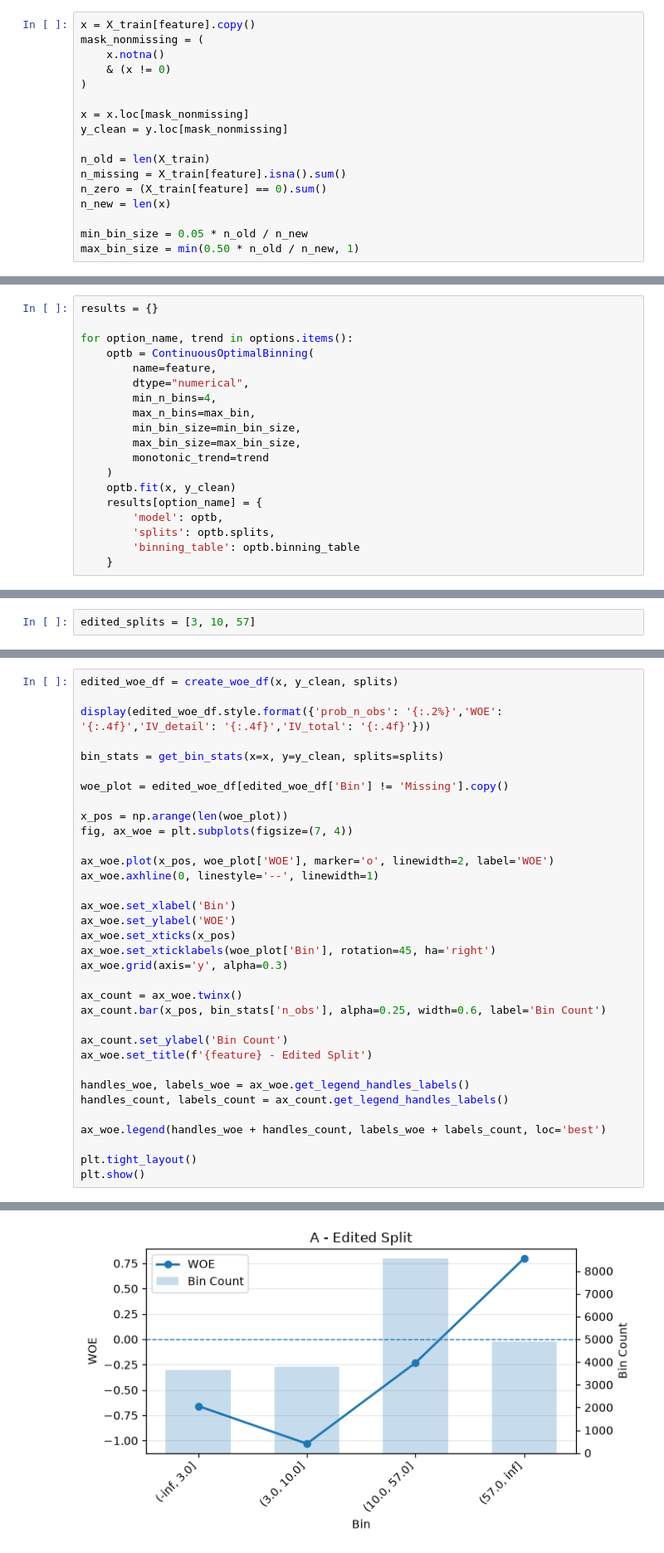
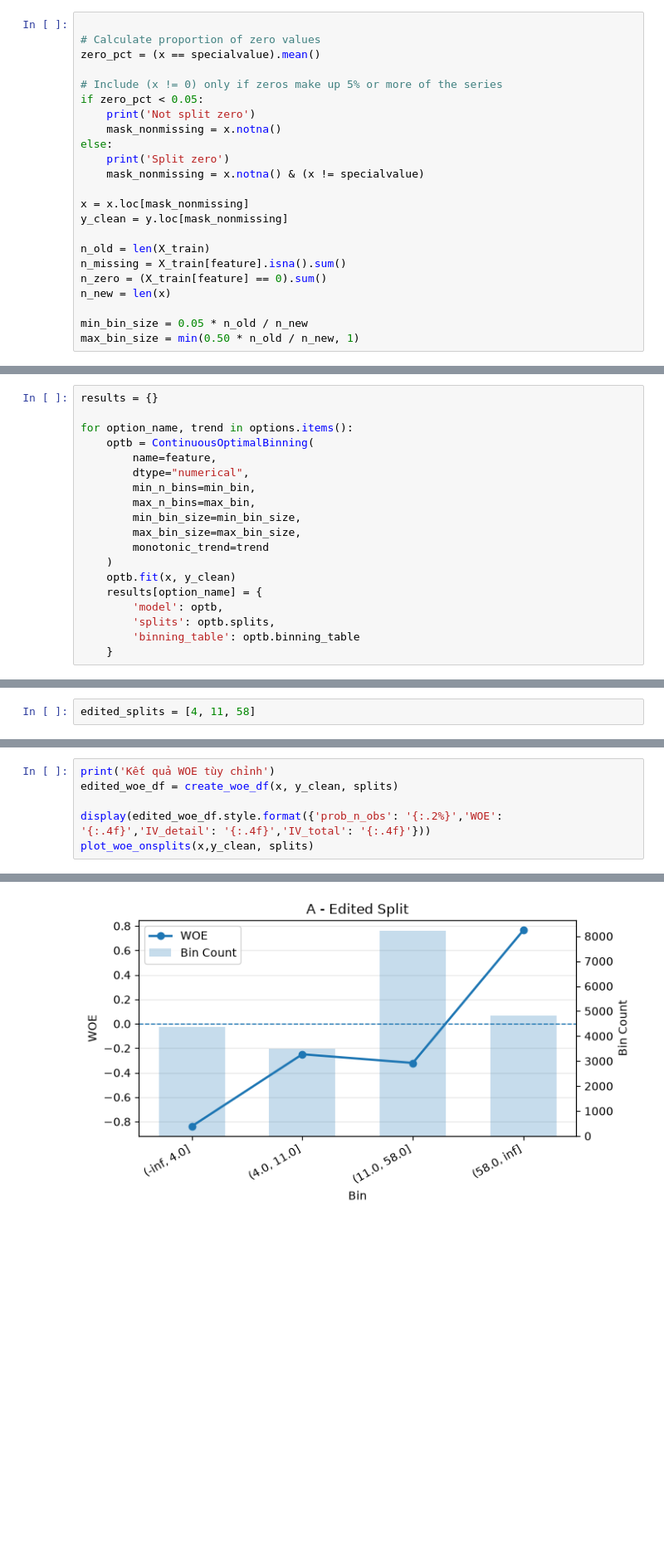
Before and after one commit to locluclak/AutoBinning_based_WOE_IV, a Jupyter notebook: autobinning_ver2.ipynb, the cells around one changed output, grey strips where cells are left out. Shown at 83% size. Cells and saved outputs as stored; diff of their text form; blank space fills up the shorter version.

```diff
--- a/autobinning_ver2.ipynb
+++ b/autobinning_ver2.ipynb
@@ -219,9 +470,15 @@ Vì drop missing và ZERO nên tỉ lệ ràng buộc 5% < x < 50% sẽ thay đ
 # %%
-x = X_train[feature].copy()
-mask_nonmissing = (
-    x.notna()
-    & (x != 0)
-)
+
+# Calculate proportion of zero values
+zero_pct = (x == specialvalue).mean()
+
+# Include (x != 0) only if zeros make up 5% or more of the series
+if zero_pct < 0.05:
+    print('Not split zero')
+    mask_nonmissing = x.notna()
+else:
+    print('Split zero')
+    mask_nonmissing = x.notna() & (x != specialvalue)
 
 x = x.loc[mask_nonmissing]
 y_clean = y.loc[mask_nonmissing]
@@ -262,7 +522,7 @@ for option_name, trend in options.items():
     optb = ContinuousOptimalBinning(
         name=feature,
         dtype="numerical",
-        min_n_bins=4,
+        min_n_bins=min_bin,
         max_n_bins=max_bin,
         min_bin_size=min_bin_size,
         max_bin_size=max_bin_size,
@@ -348,3 +619,3 @@ array([ 3.5, 10.5, 57.5])
 # %%
-edited_splits = [3, 10, 57]
+edited_splits = [4, 11, 58]
 # %% [markdown]
@@ -392,35 +680,7 @@ Valid edited splits: [3.0, 10.0, 57.0]
 # %%
+print('Kết quả WOE tùy chỉnh')
 edited_woe_df = create_woe_df(x, y_clean, splits)
 
 display(edited_woe_df.style.format({'prob_n_obs': '{:.2%}','WOE': '{:.4f}','IV_detail': '{:.4f}','IV_total': '{:.4f}'}))
-
-bin_stats = get_bin_stats(x=x, y=y_clean, splits=splits)
-
-woe_plot = edited_woe_df[edited_woe_df['Bin'] != 'Missing'].copy()
-
-x_pos = np.arange(len(woe_plot))
-fig, ax_woe = plt.subplots(figsize=(7, 4))
-
-ax_woe.plot(x_pos, woe_plot['WOE'], marker='o', linewidth=2, label='WOE')
-ax_woe.axhline(0, linestyle='--', linewidth=1)
-
-ax_woe.set_xlabel('Bin')
-ax_woe.set_ylabel('WOE')
-ax_woe.set_xticks(x_pos)
-ax_woe.set_xticklabels(woe_plot['Bin'], rotation=45, ha='right')
-ax_woe.grid(axis='y', alpha=0.3)
-
-ax_count = ax_woe.twinx()
-ax_count.bar(x_pos, bin_stats['n_obs'], alpha=0.25, width=0.6, label='Bin Count')
-
-ax_count.set_ylabel('Bin Count')
-ax_woe.set_title(f'{feature} - Edited Split')
-
-handles_woe, labels_woe = ax_woe.get_legend_handles_labels()
-handles_count, labels_count = ax_count.get_legend_handles_labels()
-
-ax_woe.legend(handles_woe + handles_count, labels_woe + labels_count, loc='best')
-
-plt.tight_layout()
-plt.show()
+plot_woe_onsplits(x,y_clean, splits)
 # %% [output]
@@ -432 +693 @@ plt.show()
-[figure, old version]
+[figure, new version]
```
Also changed, not shown: parts of 31 cells of this notebook.
